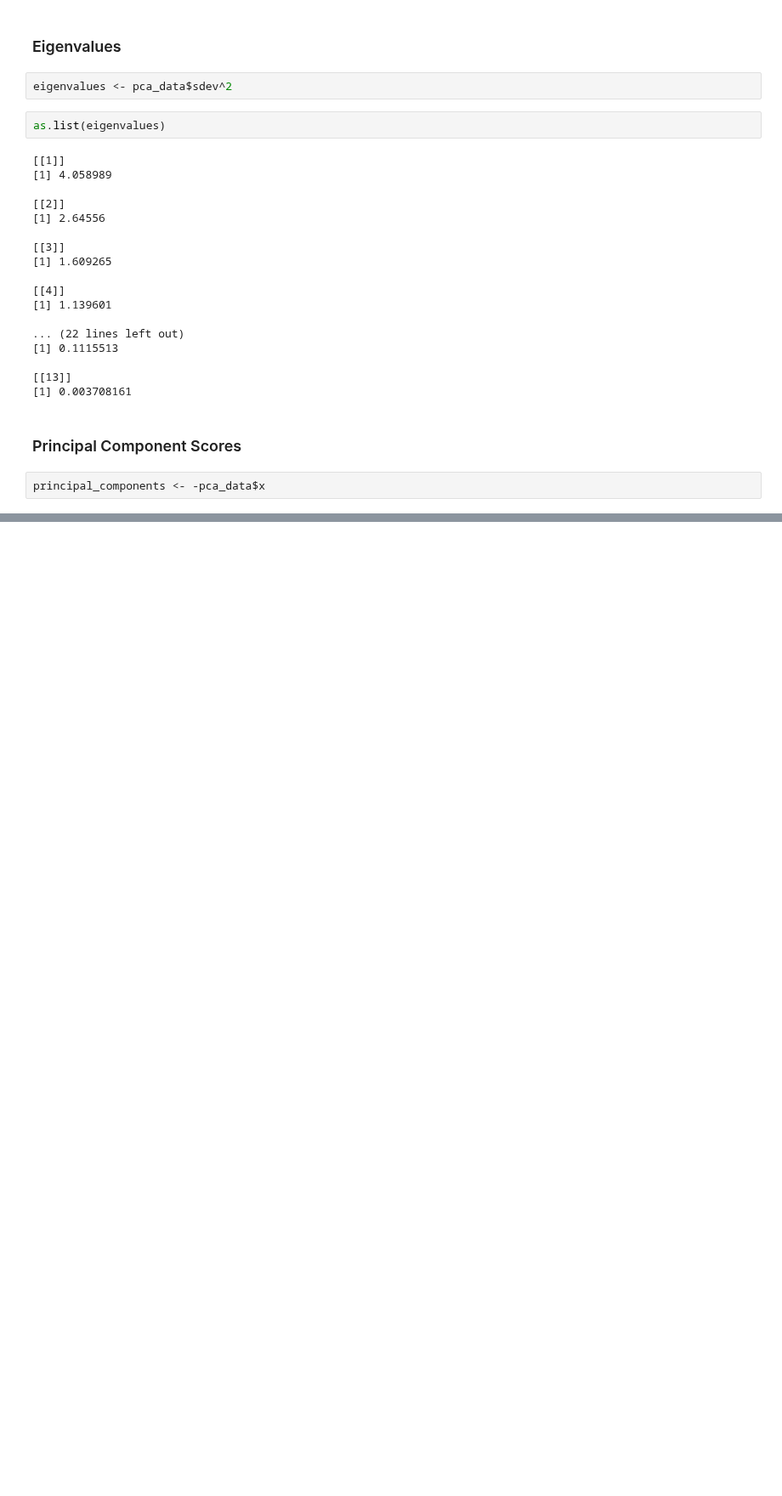
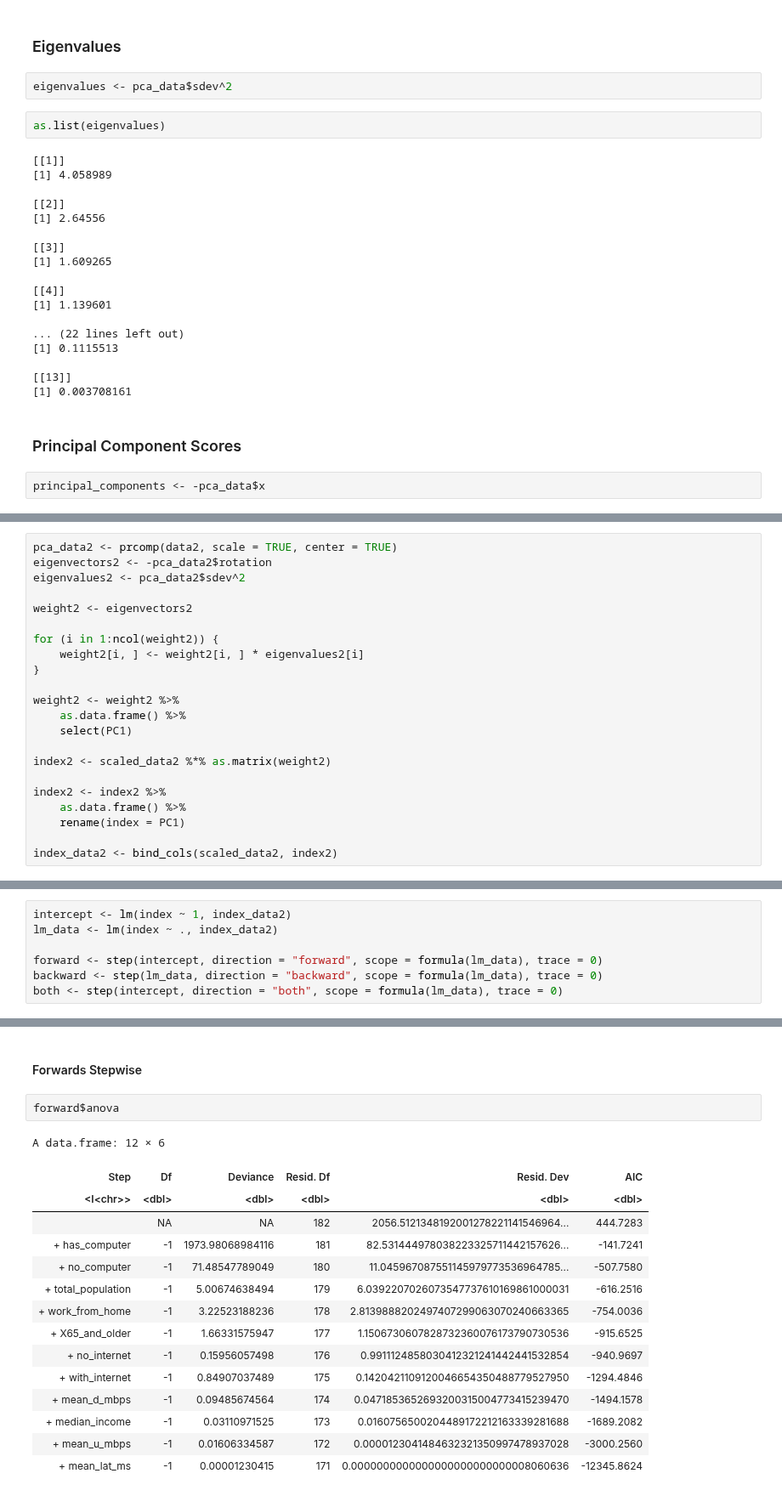
Before and after one commit to nicholasptran/eastern-washington-digital-equity, a Jupyter notebook: notebooks/pca_method2.ipynb, the cells around one changed output, grey strips where cells are left out. Shown at 85% size. Saved outputs shown, nothing was run; the diff lists cells and outputs as text; blank space fills up the shorter version.

```diff
--- a/notebooks/pca_method2.ipynb
+++ b/notebooks/pca_method2.ipynb
@@ -221,0 +399,22 @@ A matrix: 6 × 13 of type dbl
+# %%
+pca_data2 <- prcomp(data2, scale = TRUE, center = TRUE)
+eigenvectors2 <- -pca_data2$rotation
+eigenvalues2 <- pca_data2$sdev^2
+
+weight2 <- eigenvectors2
+
+for (i in 1:ncol(weight2)) {
+    weight2[i, ] <- weight2[i, ] * eigenvalues2[i]
+}
+
+weight2 <- weight2 %>%
+    as.data.frame() %>%
+    select(PC1)
+
+index2 <- scaled_data2 %*% as.matrix(weight2)
+
+index2 <- index2 %>%
+    as.data.frame() %>%
+    rename(index = PC1)
+
+index_data2 <- bind_cols(scaled_data2, index2)
@@ -221,0 +437,7 @@ A matrix: 6 × 13 of type dbl
+# %%
+intercept <- lm(index ~ 1, index_data2)
+lm_data <- lm(index ~ ., index_data2)
+
+forward <- step(intercept, direction = "forward", scope = formula(lm_data), trace = 0)
+backward <- step(lm_data, direction = "backward", scope = formula(lm_data), trace = 0)
+both <- step(intercept, direction = "both", scope = formula(lm_data), trace = 0)
@@ -221,0 +449,20 @@ A matrix: 6 × 13 of type dbl
+# %% [markdown]
+#### Forwards Stepwise
+# %%
+forward$anova
+# %% [output]
+A data.frame: 12 × 6
+| Step | Df | Deviance | Resid. Df | Resid. Dev | AIC |
+| <I<chr>> | <dbl> | <dbl> | <dbl> | <dbl> | <dbl> |
+|  | NA | NA | 182 | 2056.5121348192001278221141546964... | 444.7283 |
+| + has_computer | -1 | 1973.98068984116 | 181 | 82.531444978038223325711442157626... | -141.7241 |
+| + no_computer | -1 | 71.48547789049 | 180 | 11.045967087551145979773536964785... | -507.7580 |
+| + total_population | -1 | 5.00674638494 | 179 | 6.0392207026073547737610169861000031 | -616.2516 |
+| + work_from_home | -1 | 3.22523188236 | 178 | 2.8139888202497407299063070240663365 | -754.0036 |
+| + X65_and_older | -1 | 1.66331575947 | 177 | 1.1506730607828732360076173790730536 | -915.6525 |
+| + no_internet | -1 | 0.15956057498 | 176 | 0.9911124858030412321241442441532854 | -940.9697 |
+| + with_internet | -1 | 0.84907037489 | 175 | 0.1420421109120046654350488779527950 | -1294.4846 |
+| + mean_d_mbps | -1 | 0.09485674564 | 174 | 0.0471853652693200315004773415239470 | -1494.1578 |
+| + median_income | -1 | 0.03110971525 | 173 | 0.0160756500204489172212163339281688 | -1689.2082 |
+| + mean_u_mbps | -1 | 0.01606334587 | 172 | 0.0000123041484632321350997478937028 | -3000.2560 |
+| + mean_lat_ms | -1 | 0.00001230415 | 171 | 0.0000000000000000000000000008060636 | -12345.8624 |
```
Also changed, not shown: parts of 43 cells of this notebook, 4 other files.
